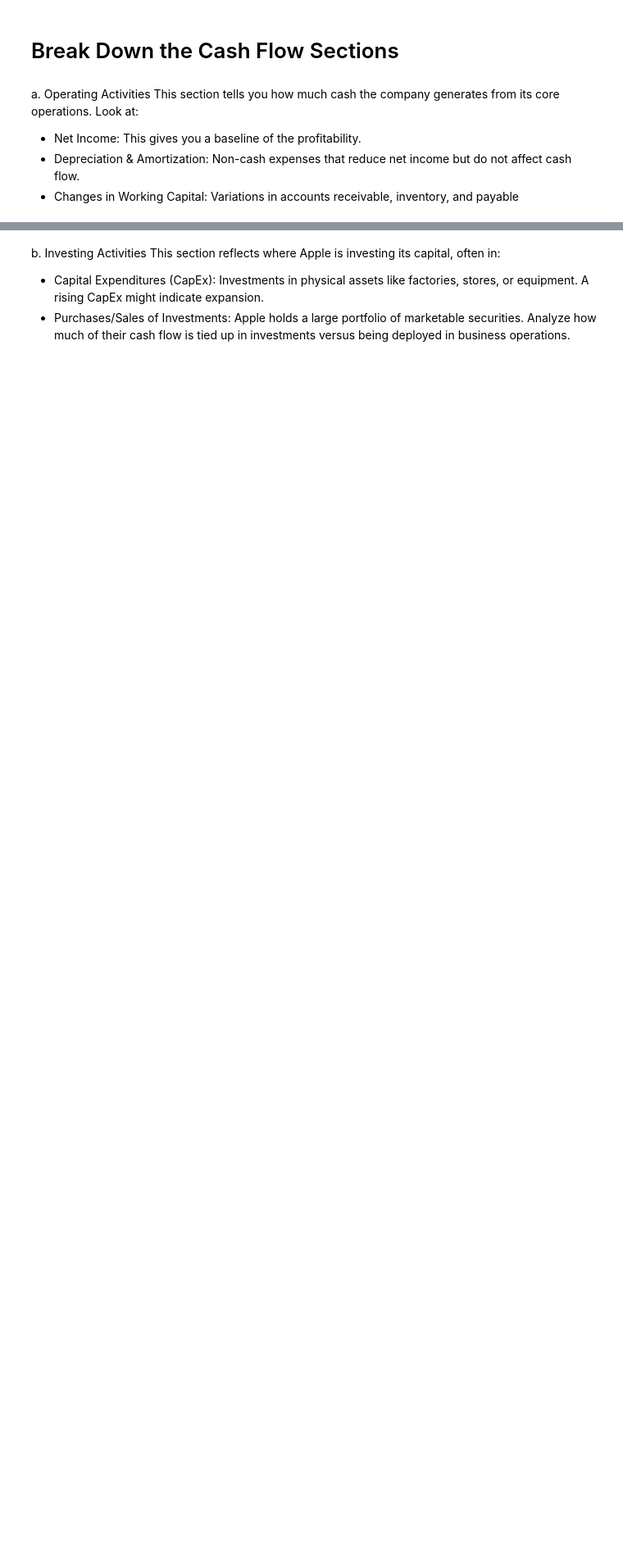
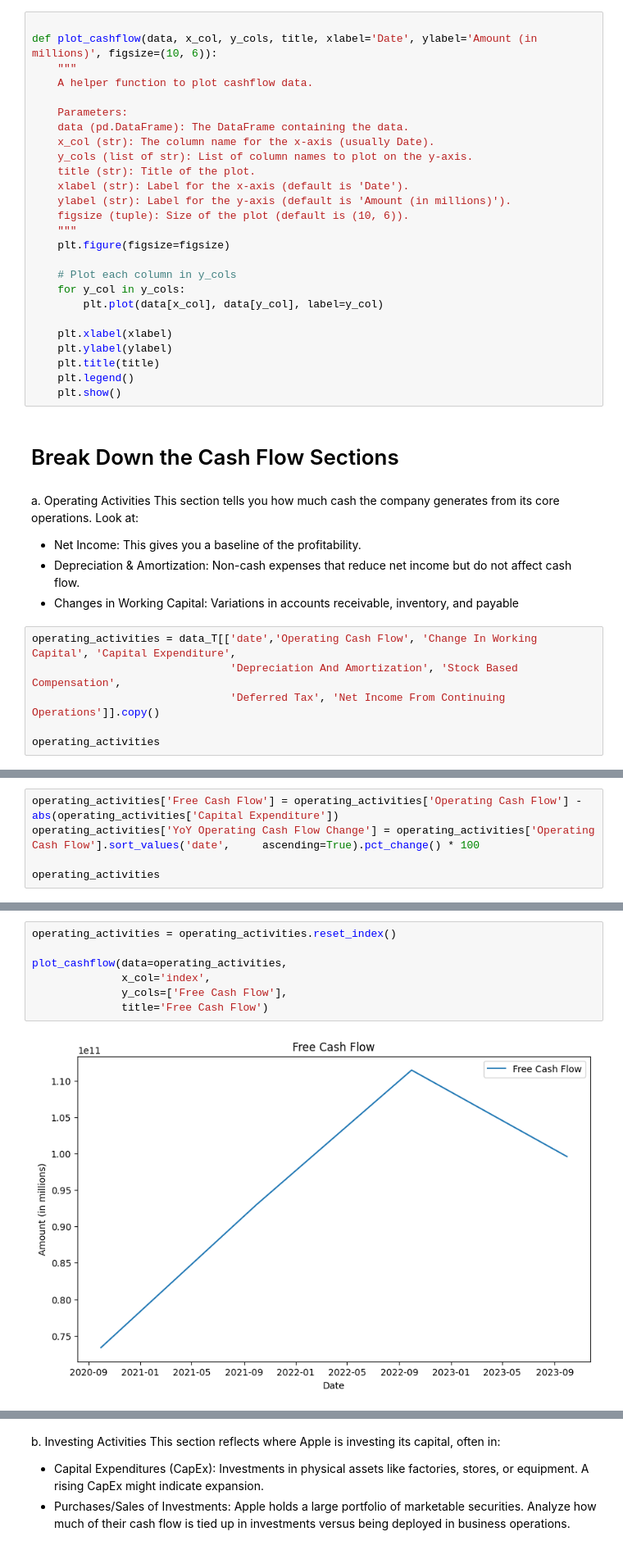
Before and after one commit to chiseanchang0727/financial-report-crawler, a Jupyter notebook: test_region/cashflow_analyzie.ipynb, the cells around one changed output, grey strips where cells are left out. Shown at 82% size. Drawn from its saved outputs; the diff is of its cells as text; blank space fills up the shorter version.

```diff
--- a/test_region/cashflow_analyzie.ipynb
+++ b/test_region/cashflow_analyzie.ipynb
@@ -40,3 +69,29 @@ aapl_cashflow
+# %%
+
+def plot_cashflow(data, x_col, y_cols, title, xlabel='Date', ylabel='Amount (in millions)', figsize=(10, 6)):
+    """
+    A helper function to plot cashflow data.
+
+    Parameters:
+    data (pd.DataFrame): The DataFrame containing the data.
+    x_col (str): The column name for the x-axis (usually Date).
+    y_cols (list of str): List of column names to plot on the y-axis.
+    title (str): Title of the plot.
+    xlabel (str): Label for the x-axis (default is 'Date').
+    ylabel (str): Label for the y-axis (default is 'Amount (in millions)').
+    figsize (tuple): Size of the plot (default is (10, 6)).
+    """
+    plt.figure(figsize=figsize)
+
+    # Plot each column in y_cols
+    for y_col in y_cols:
+        plt.plot(data[x_col], data[y_col], label=y_col)
+
+    plt.xlabel(xlabel)
+    plt.ylabel(ylabel)
+    plt.title(title)
+    plt.legend()
+    plt.show()
 # %% [markdown]
 # Break Down the Cash Flow Sections
 # %% [markdown]
@@ -46,3 +101,9 @@ This section tells you how much cash the company generates from its core operati
 - Net Income: This gives you a baseline of the profitability.
 - Depreciation & Amortization: Non-cash expenses that reduce net income but do not affect cash flow.
 - Changes in Working Capital: Variations in accounts receivable, inventory, and payable
+# %%
+operating_activities = data_T[['date','Operating Cash Flow', 'Change In Working Capital', 'Capital Expenditure',
+                               'Depreciation And Amortization', 'Stock Based Compensation',
+                               'Deferred Tax', 'Net Income From Continuing Operations']].copy()
+
+operating_activities
@@ -48,0 +116,5 @@ This section tells you how much cash the company generates from its core operati
+# %%
+operating_activities['Free Cash Flow'] = operating_activities['Operating Cash Flow'] - abs(operating_activities['Capital Expenditure'])
+operating_activities['YoY Operating Cash Flow Change'] = operating_activities['Operating Cash Flow'].sort_values('date',     ascending=True).pct_change() * 100
+
+operating_activities
@@ -48,0 +123,9 @@ This section tells you how much cash the company generates from its core operati
+# %%
+operating_activities = operating_activities.reset_index()
+
+plot_cashflow(data=operating_activities,
+              x_col='index',
+              y_cols=['Free Cash Flow'],
+              title='Free Cash Flow')
+# %% [output]
+[figure, added]
```
Also changed, not shown: parts of 12 cells of this notebook, 1 other file.
